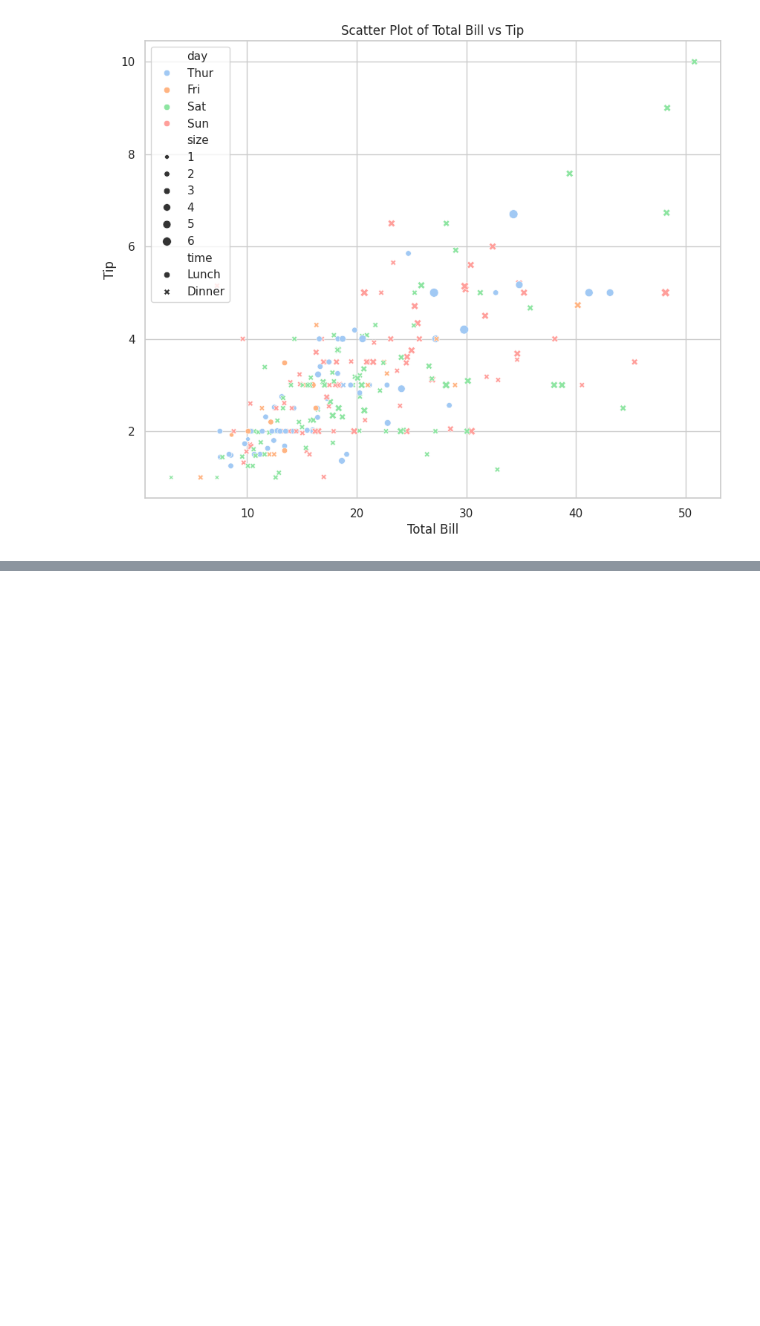
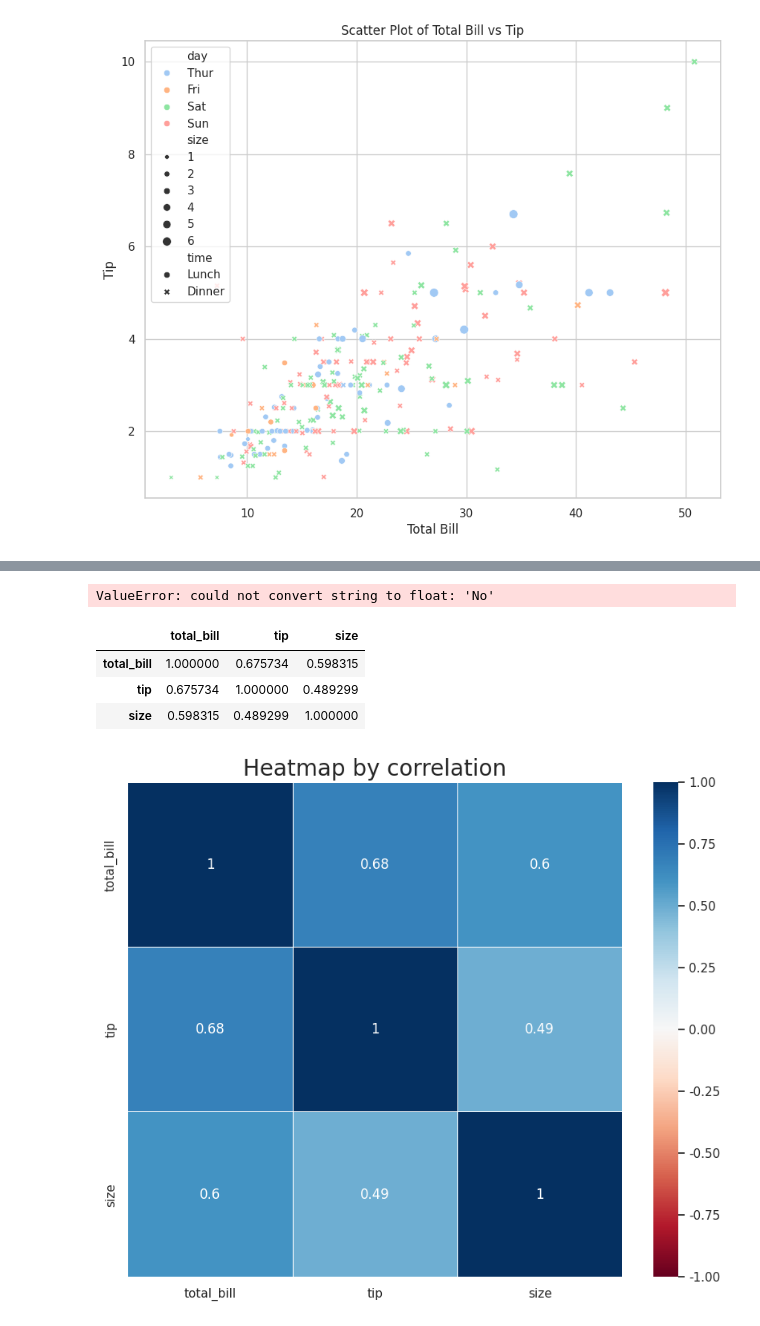
Before and after one commit to hajonghyun/inflearn_ML_from_the_foundation, a Jupyter notebook: 3_Visualization_matplotlib_seaborn.ipynb, the cells around one changed output, grey strips where cells are left out. Cells and saved outputs as stored; diff of their text form; code cells hidden in the pictures; blank space fills up the shorter version.

```diff
--- a/3_Visualization_matplotlib_seaborn.ipynb
+++ b/3_Visualization_matplotlib_seaborn.ipynb
@@ -641,0 +665,30 @@ plt.show()
+# %%
+# 상관관계 계산을 해야되는데 숫자로 변환할 수 없는 문자열 값이 포함되어있음.
+tips.corr()
+# %% [output]
+ValueError: could not convert string to float: 'No'
+# %%
+# 문자열 데이터를 제외하고 상관 관계 계산!
+new_tips = tips.select_dtypes(include=[float, int])  # 수치형 데이터만 선택
+correlation_matrix = new_tips.corr()
+correlation_matrix
+# %% [output]
+|  | total_bill | tip | size |
+| total_bill | 1.000000 | 0.675734 | 0.598315 |
+| tip | 0.675734 | 1.000000 | 0.489299 |
+| size | 0.598315 | 0.489299 | 1.000000 |
+# %%
+# 히트맵 함수에 상관 관계 행렬을 넣어주기
+
+sns.heatmap(correlation_matrix,
+            annot=True, # annotation(주석)
+            square=True, # 사각형들을 정사각형으로 만들어 줌
+            vmin=-1, vmax=1,
+            linewidth=.5,
+            cmap='RdBu'
+            )
+
+plt.title('Heatmap by correlation',fontsize=20)
+plt.show()
+# %% [output]
+[figure, added]
```
Also changed, not shown: parts of 28 cells of this notebook.
